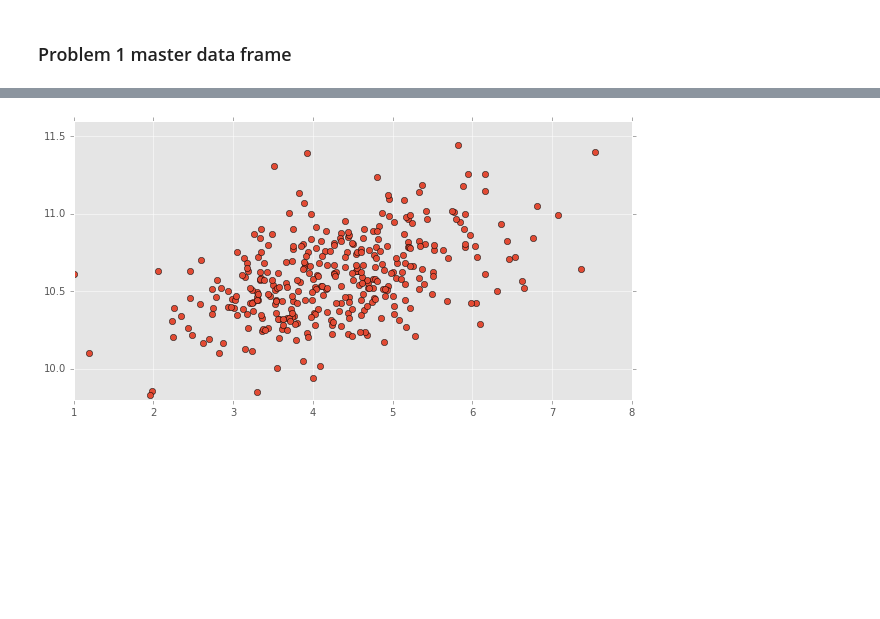
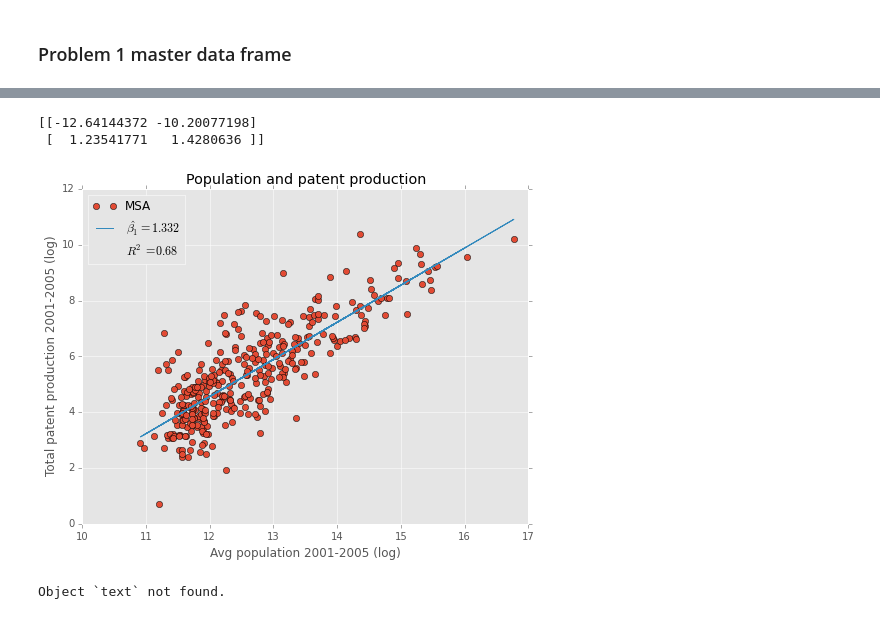
Before and after one commit to pvarsh/various-bits, a Jupyter notebook: foundations-final/final_assignment.ipynb, the cells around one changed output, grey strips where cells are left out. Drawn from its saved outputs; the diff is of its cells as text; code cells hidden in the pictures; blank space fills up the shorter version.

```diff
--- a/foundations-final/final_assignment.ipynb
+++ b/foundations-final/final_assignment.ipynb
@@ -132,6 +197,23 @@ p1df.head(3)
-# %%
-fig0, ax0 = plt.subplots(figsize = (10, 5))
-ax0.plot(np.log(p1df.patIntensity), np.log(p1df.gdpCapita), marker = 'o', lw = 0)
-plt.show()
-# %% [output]
-[figure, removed]
+# %%
+y, X = patsy.dmatrices('np.log(period1pat) ~ np.log(period1pop)', data = p1df)
+modWest = sm.OLS(y, X).fit()
+slopeWest = modWest.params[1]
+print modWest.conf_int()
+
+fig11, ax11 = plt.subplots(figsize = (8,6))
+ax11.plot(np.log(p1df.period1pop), np.log(p1df.period1pat), 'o', label = 'MSA')
+ax11.plot(np.log(p1df.period1pop), modWest.predict(), label = r'$\hat{\beta_1} = %2.3f$' %slopeWest)
+ax11.plot([],[], label = r'$R^2 = %.2f$' %modWest.rsquared, alpha = 0)
+ax11.legend(loc = 2)
+ax11.set_title('Population and patent production')
+ax11.set_xlabel('Avg population 2001-2005 (log)')
+ax11.set_ylabel('Total patent production 2001-2005 (log)')
+fig11.show()
+# %% [output]
+[[-12.64144372 -10.20077198]
+ [  1.23541771   1.4280636 ]]
+[figure, added]
+# %%
+ax0[0].text?
+# %% [output]
+Object `text` not found.
```
Also changed, not shown: parts of 52 cells of this notebook.
